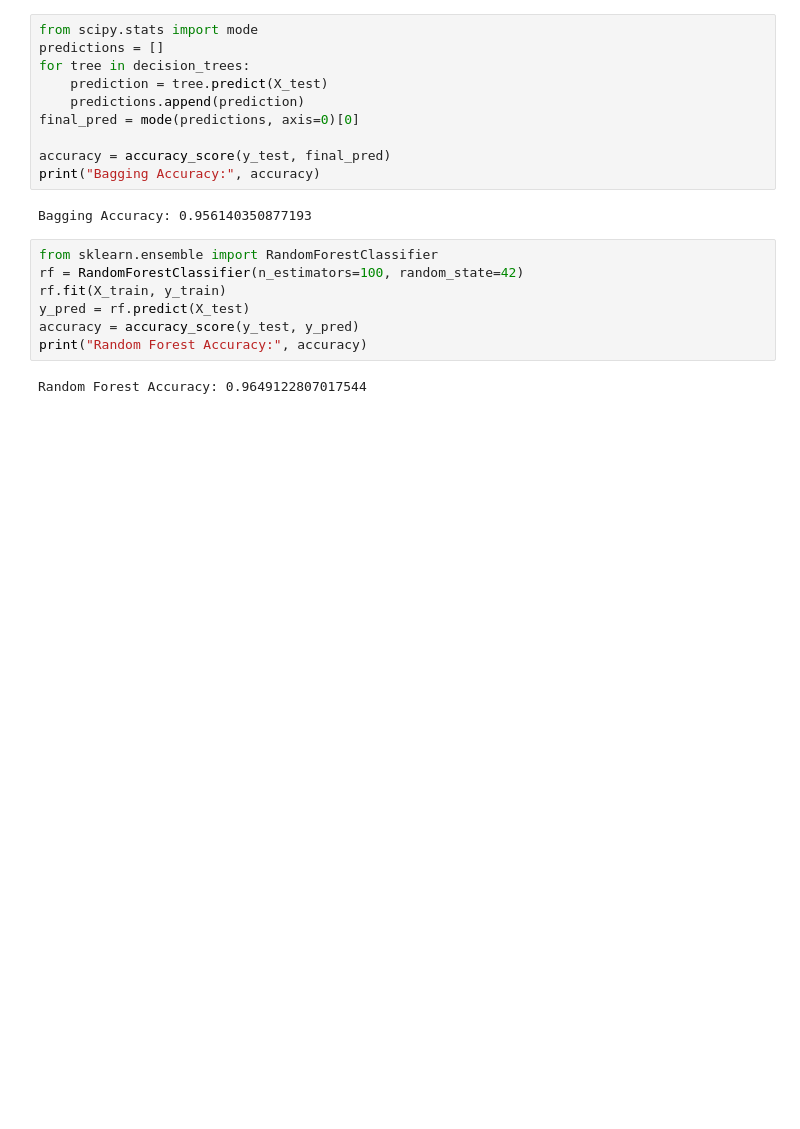
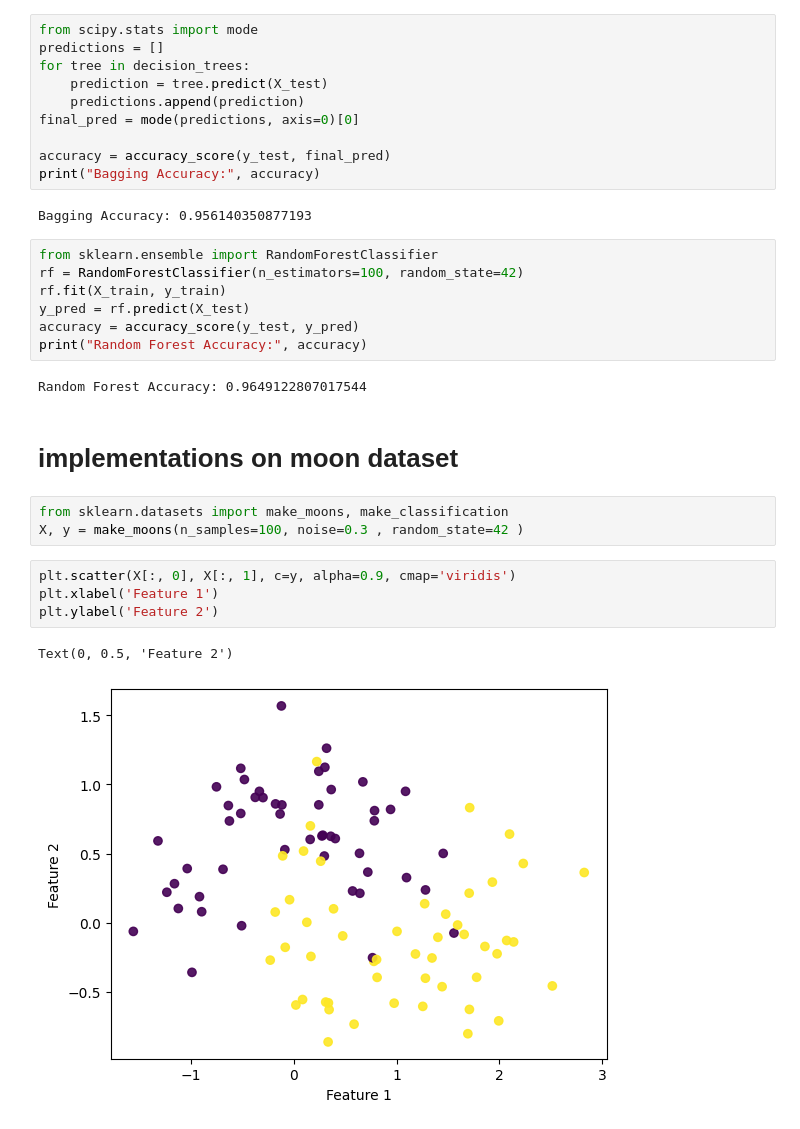
Before and after one commit to rishabh-mondal/blog, a Jupyter notebook: bagging.ipynb, the cells around one changed output. Cells and saved outputs as stored; diff of their text form; blank space fills up the shorter version.

```diff
--- a/bagging.ipynb
+++ b/bagging.ipynb
@@ -133,3 +133,15 @@ accuracy = accuracy_score(y_test, y_pred)
 print("Random Forest Accuracy:", accuracy)
 # %% [output]
 Random Forest Accuracy: 0.9649122807017544
+# %% [markdown]
+# implementations on moon dataset
+# %%
+from sklearn.datasets import make_moons, make_classification
+X, y = make_moons(n_samples=100, noise=0.3 , random_state=42 )
+# %%
+plt.scatter(X[:, 0], X[:, 1], c=y, alpha=0.9, cmap='viridis')
+plt.xlabel('Feature 1')
+plt.ylabel('Feature 2')
+# %% [output]
+Text(0, 0.5, 'Feature 2')
+[figure, added]
```
Also changed, not shown: parts of 8 cells of this notebook.
